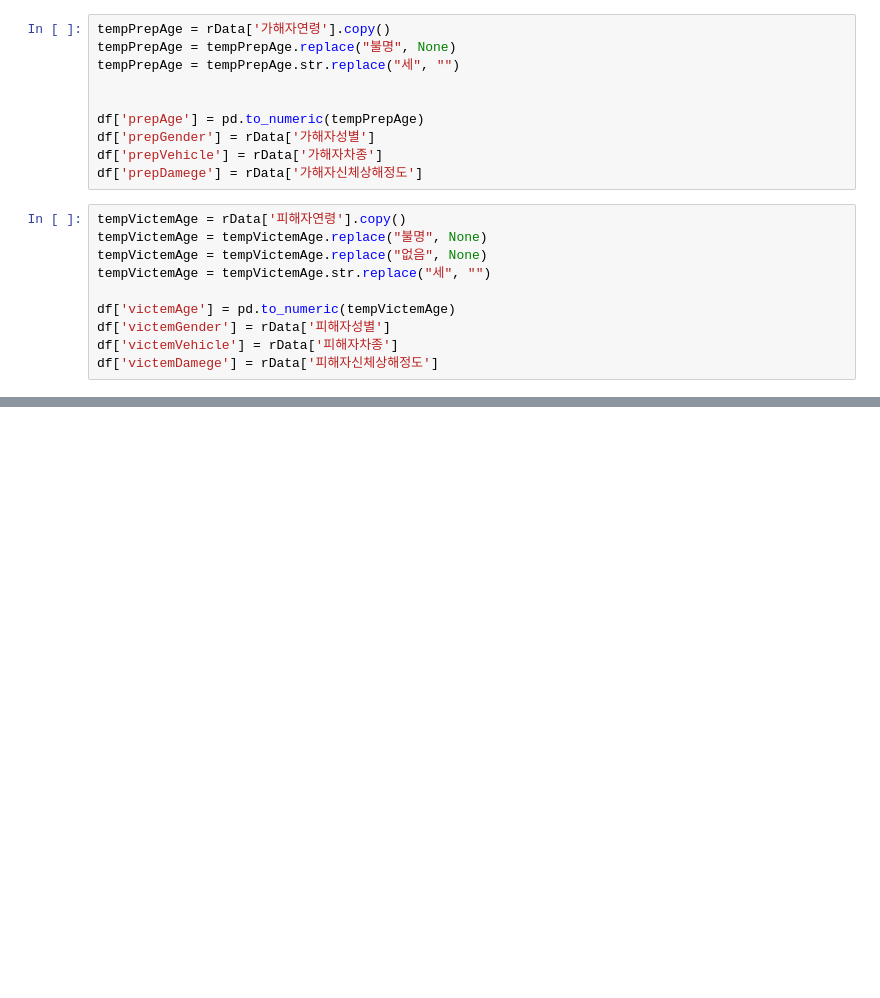
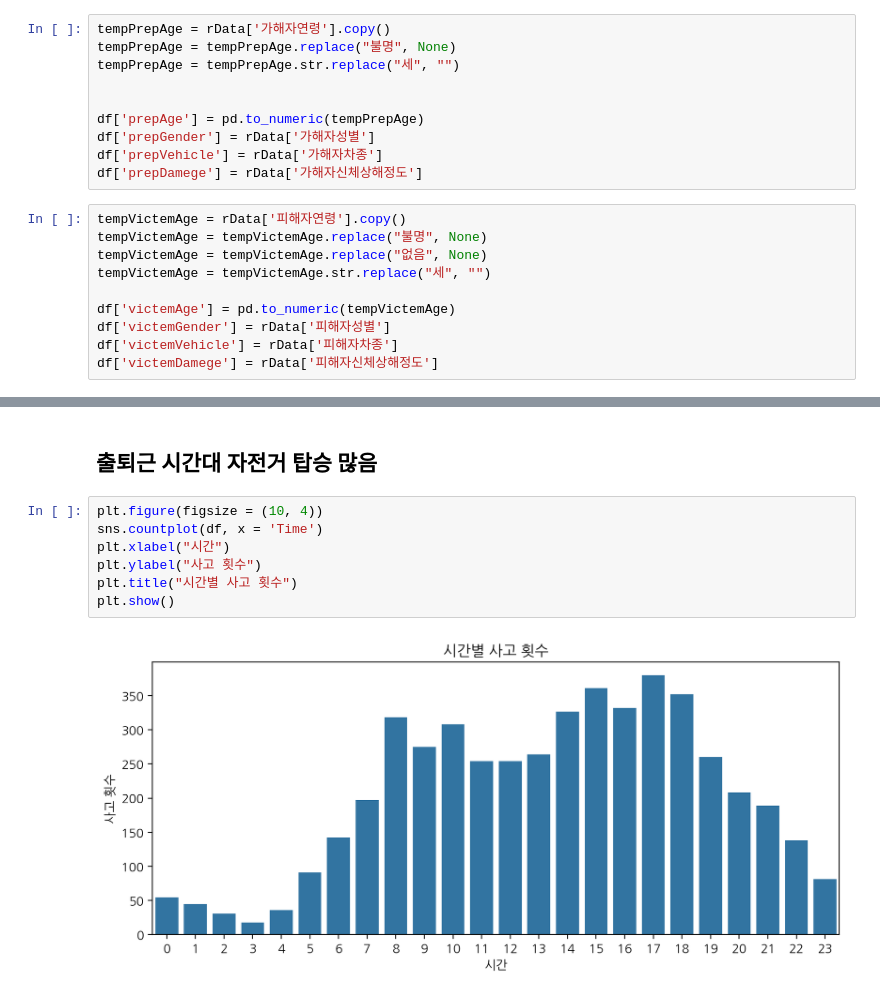
Before and after one commit to yeojeong735/25-BDA-TeamDP, a Jupyter notebook: 25_BDA_BikeCrash_TeamDP.ipynb, the cells around one changed output, grey strips where cells are left out. Drawn from its saved outputs; the diff is of its cells as text; blank space fills up the shorter version.

```diff
--- a/25_BDA_BikeCrash_TeamDP.ipynb
+++ b/25_BDA_BikeCrash_TeamDP.ipynb
@@ -255,0 +173,11 @@ See the caveats in the documentation: https://pandas.pydata.org/pandas-docs/stab
+# %% [markdown]
+## 출퇴근 시간대 자전거 탑승 많음
+# %%
+plt.figure(figsize = (10, 4))
+sns.countplot(df, x = 'Time')
+plt.xlabel("시간")
+plt.ylabel("사고 횟수")
+plt.title("시간별 사고 횟수")
+plt.show()
+# %% [output]
+[figure, added]
```
Also changed, not shown: parts of 24 cells of this notebook.
